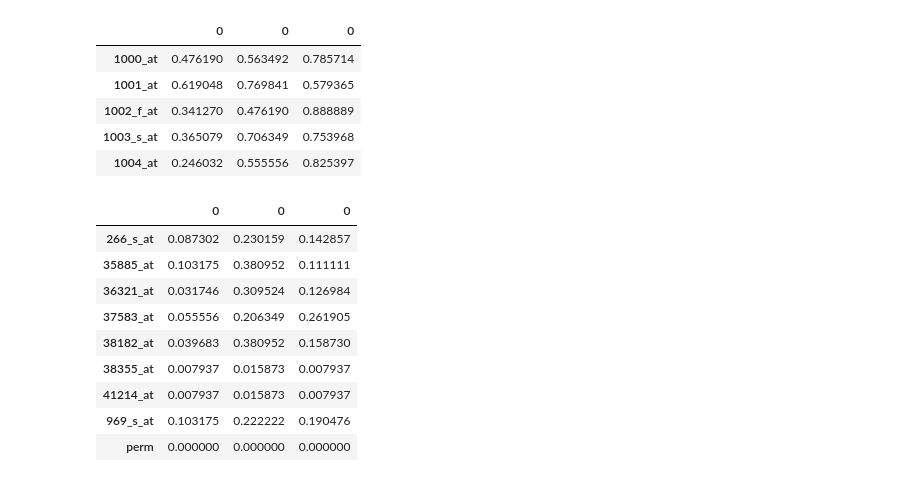
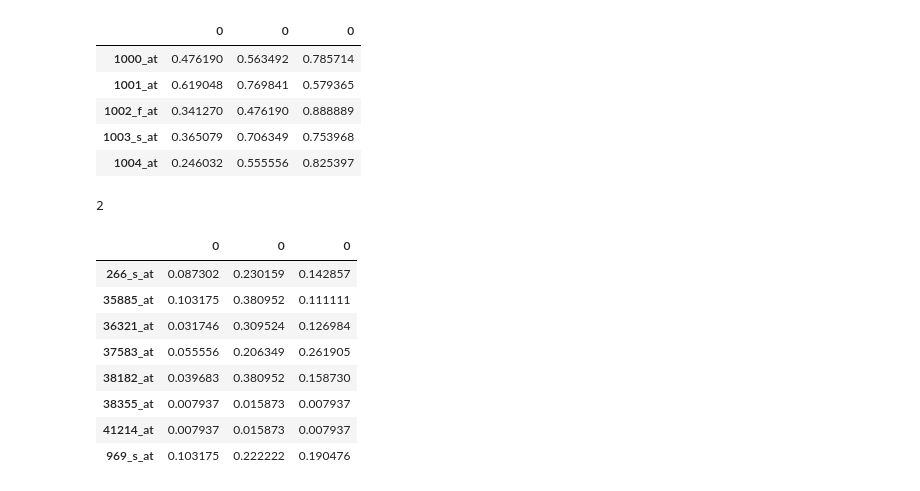
Before and after one commit to unique-subedi/604-gene-expression, a Jupyter notebook: Xinhe_gene_expression_master.ipynb, the cells around one changed output. Saved outputs shown, nothing was run; the diff lists cells and outputs as text; code cells hidden in the pictures.

```diff
--- a/Xinhe_gene_expression_master.ipynb
+++ b/Xinhe_gene_expression_master.ipynb
@@ -116,6 +113,7 @@ for tissue in express_samp_UM["region"].unique():
   p_values = pd.concat([p_values, diff.iloc[:,1:].mean(axis=1)], axis=1)
 
 p_values.head()
+p_values = p_values.drop(labels=['perm'], axis=0)
 # %% [output]
 A.C. cortex
 cerebellum
@@ -127,16 +125,16 @@ D.L.P.F. cortex
 | 1003_s_at | 0.365079 | 0.706349 | 0.753968 |
 | 1004_at | 0.246032 | 0.555556 | 0.825397 |
 # %%
-sum(p_values.mean(axis=1) <= 0.05) # 3
+print(sum(p_values.mean(axis=1) <= 0.05))
 p_values[p_values.mean(axis=1) <= 0.2]
 # %% [output]
+2
 |  | 0 | 0 | 0 |
 | 266_s_at | 0.087302 | 0.230159 | 0.142857 |
 | 35885_at | 0.103175 | 0.380952 | 0.111111 |
 | 36321_at | 0.031746 | 0.309524 | 0.126984 |
 | 37583_at | 0.055556 | 0.206349 | 0.261905 |
 | 38182_at | 0.039683 | 0.380952 | 0.158730 |
 | 38355_at | 0.007937 | 0.015873 | 0.007937 |
 | 41214_at | 0.007937 | 0.015873 | 0.007937 |
 | 969_s_at | 0.103175 | 0.222222 | 0.190476 |
-| perm | 0.000000 | 0.000000 | 0.000000 |
```
Also changed, not shown: parts of 2 cells of this notebook.
